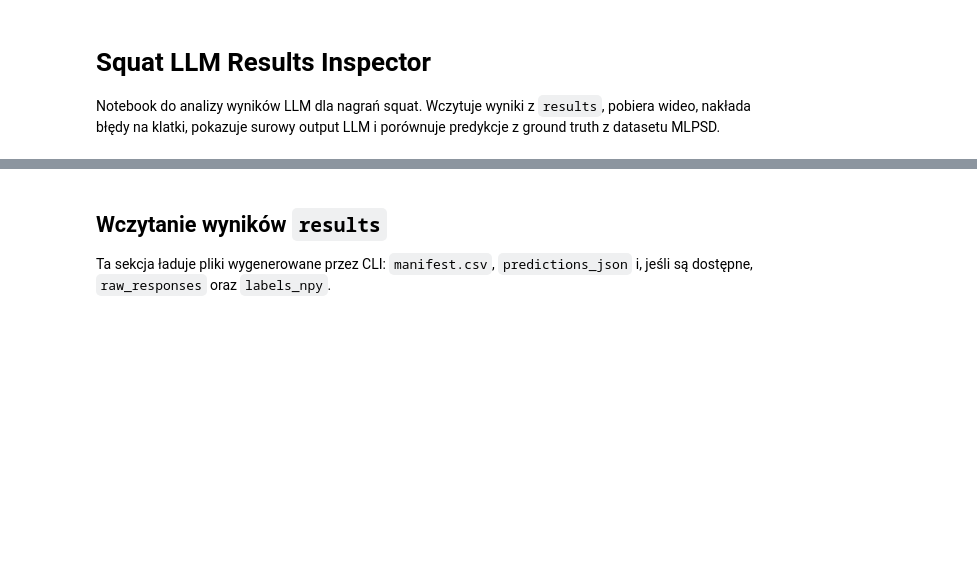
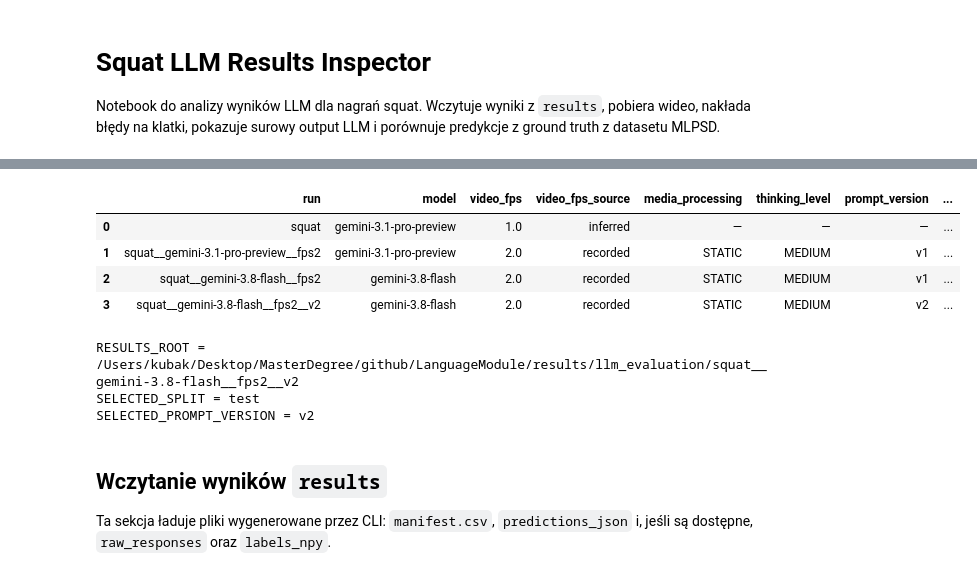
Before and after one commit to GymMachineLearning/LanguageModule, a Jupyter notebook: video_llm_evaluation/squat_results_inspector.ipynb, the cells around one changed output, grey strips where cells are left out. Saved outputs shown, nothing was run; the diff lists cells and outputs as text; code cells hidden in the pictures; blank space fills up the shorter version.

Commit message:
feat: v2 prompt for gemini

```diff
--- a/video_llm_evaluation/squat_results_inspector.ipynb
+++ b/video_llm_evaluation/squat_results_inspector.ipynb
@@ -74,3 +73,25 @@ print(f'SELECTED_SPLIT = {SELECTED_SPLIT}')
+# %%
+runs_df = discover_runs(RUNS_ROOT, dataset_path=DATASET_PATH)
+display(runs_df.drop(columns=['results_root']))
+
+RESULTS_ROOT = select_run(
+    runs_df,
+    model=SELECTED_MODEL,
+    video_fps=SELECTED_FPS,
+    prompt_version=SELECTED_PROMPT_VERSION,
+)
+print(f'RESULTS_ROOT = {RESULTS_ROOT}')
+print(f'SELECTED_SPLIT = {SELECTED_SPLIT}')
+print(f'SELECTED_PROMPT_VERSION = {SELECTED_PROMPT_VERSION}')
+# %% [output]
+|  | run | model | video_fps | video_fps_source | media_processing | thinking_level | prompt_version | ... |
+| 0 | squat | gemini-3.1-pro-preview | 1.0 | inferred | — | — | — | ... |
+| 1 | squat__gemini-3.1-pro-preview__fps2 | gemini-3.1-pro-preview | 2.0 | recorded | STATIC | MEDIUM | v1 | ... |
+| 2 | squat__gemini-3.8-flash__fps2 | gemini-3.8-flash | 2.0 | recorded | STATIC | MEDIUM | v1 | ... |
+| 3 | squat__gemini-3.8-flash__fps2__v2 | gemini-3.8-flash | 2.0 | recorded | STATIC | MEDIUM | v2 | ... |
+RESULTS_ROOT = /Users/kubak/Desktop/MasterDegree/github/LanguageModule/results/llm_evaluation/squat__gemini-3.8-flash__fps2__v2
+SELECTED_SPLIT = test
+SELECTED_PROMPT_VERSION = v2
 # %% [markdown]
 ## Wczytanie wyników `results`
 
```
Also changed, not shown: parts of 22 cells of this notebook, 12 other files.
